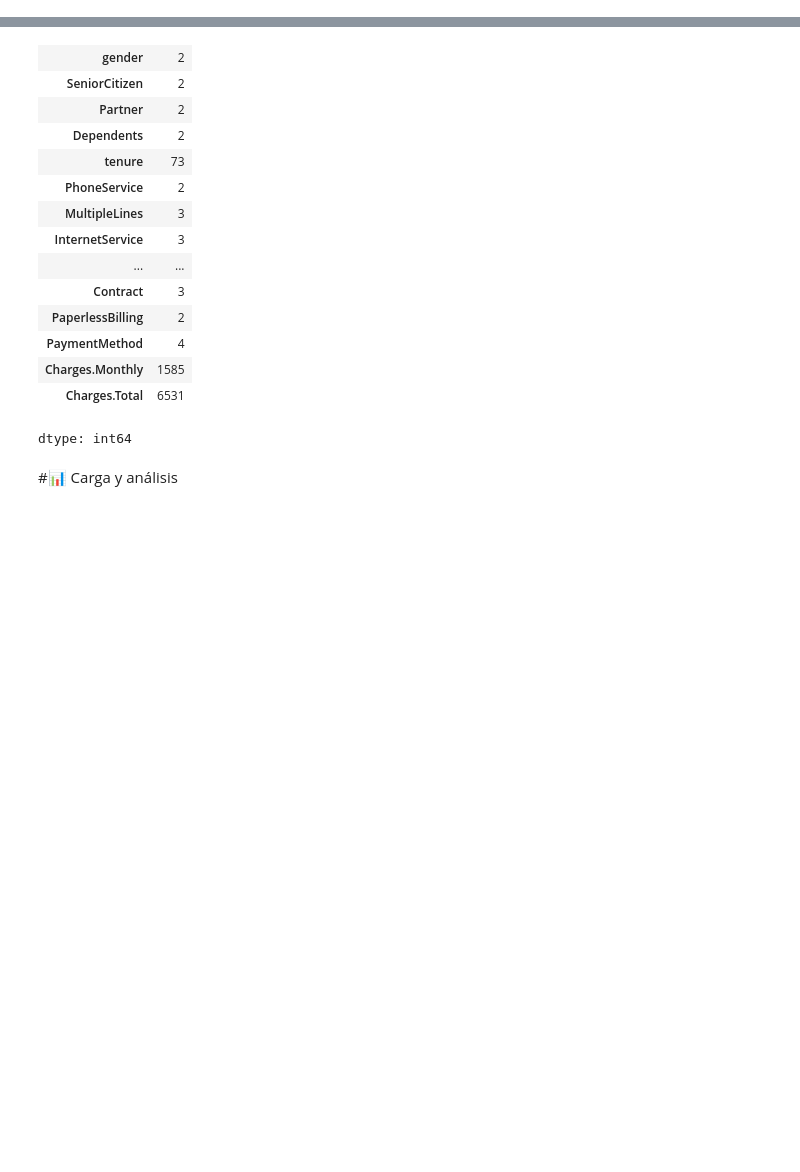
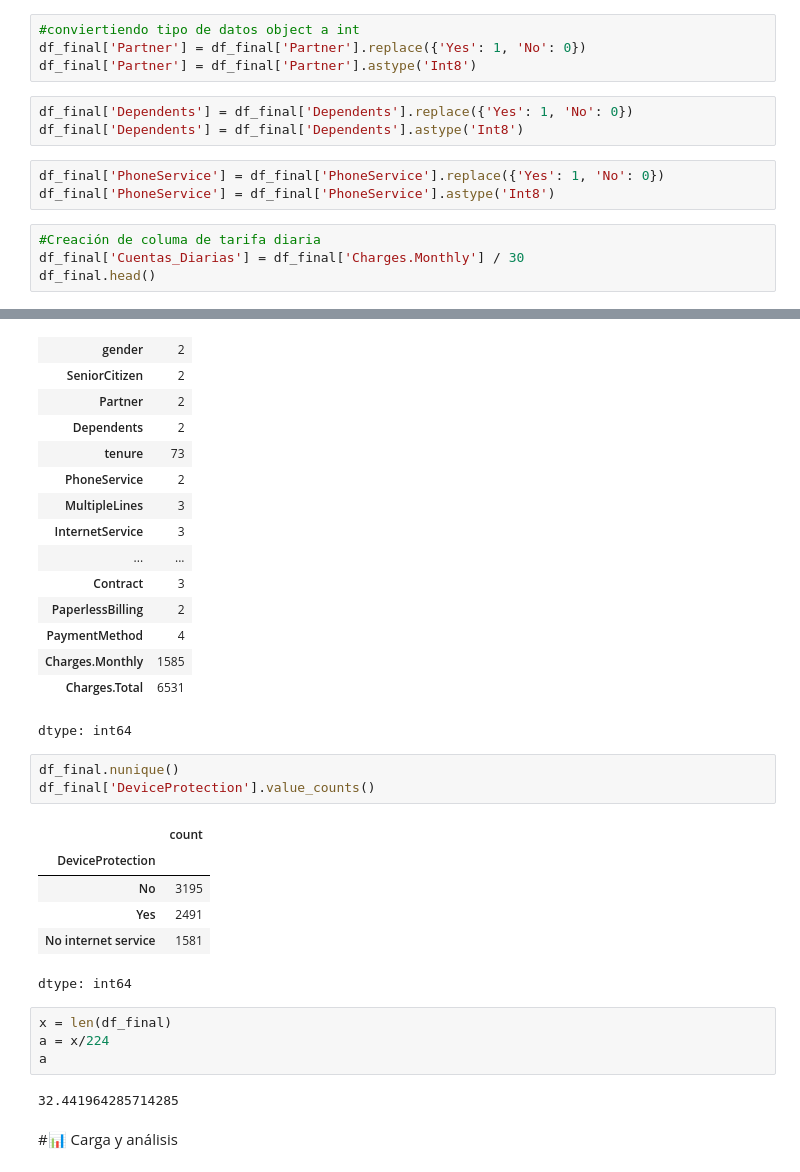
Before and after one commit to AlekJulM/TelecomX_Data-science-LATAM, a Jupyter notebook: TelecomX_LATAM.ipynb, the cells around one changed output, grey strips where cells are left out. Cells and saved outputs as stored; diff of their text form; blank space fills up the shorter version.

```diff
--- a/TelecomX_LATAM.ipynb
+++ b/TelecomX_LATAM.ipynb
@@ -51,3 +51,17 @@ df_final.head()
 df_final[df_final['Charges.Total'] == ' '][['tenure','Charges.Total']]
 df_final['Charges.Total'] = df_final['Charges.Total'].str.replace(' ', '0')
 df_final['Charges.Total'] = df_final['Charges.Total'].astype(np.float64)
+# %%
+#conviertiendo tipo de datos object a int
+df_final['Partner'] = df_final['Partner'].replace({'Yes': 1, 'No': 0})
+df_final['Partner'] = df_final['Partner'].astype('Int8')
+# %%
+df_final['Dependents'] = df_final['Dependents'].replace({'Yes': 1, 'No': 0})
+df_final['Dependents'] = df_final['Dependents'].astype('Int8')
+# %%
+df_final['PhoneService'] = df_final['PhoneService'].replace({'Yes': 1, 'No': 0})
+df_final['PhoneService'] = df_final['PhoneService'].astype('Int8')
+# %%
+#Creación de columa de tarifa diaria
+df_final['Cuentas_Diarias'] = df_final['Charges.Monthly'] / 30
+df_final.head()
@@ -93,6 +111,22 @@ df_final.nunique()
 | Charges.Monthly | 1585 |
 | Charges.Total | 6531 |
 dtype: int64
+# %%
+df_final.nunique()
+df_final['DeviceProtection'].value_counts()
+# %% [output]
+|  | count |
+| DeviceProtection |  |
+| No | 3195 |
+| Yes | 2491 |
+| No internet service | 1581 |
+dtype: int64
+# %%
+x = len(df_final)
+a = x/224
+a
+# %% [output]
+32.441964285714285
 # %% [markdown]
 #📊 Carga y análisis
 # %% [markdown]
```
Also changed, not shown: parts of 2 cells of this notebook.
